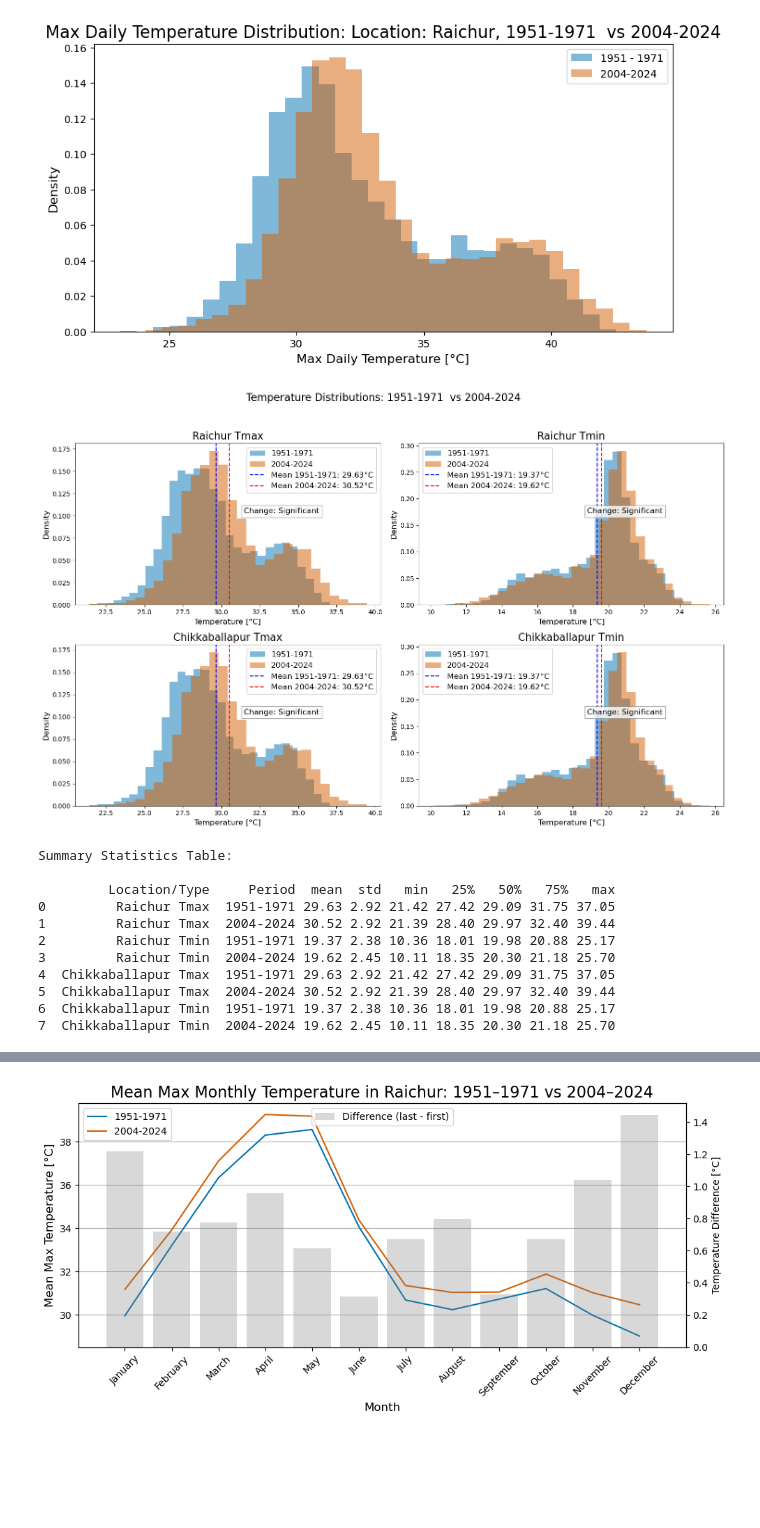
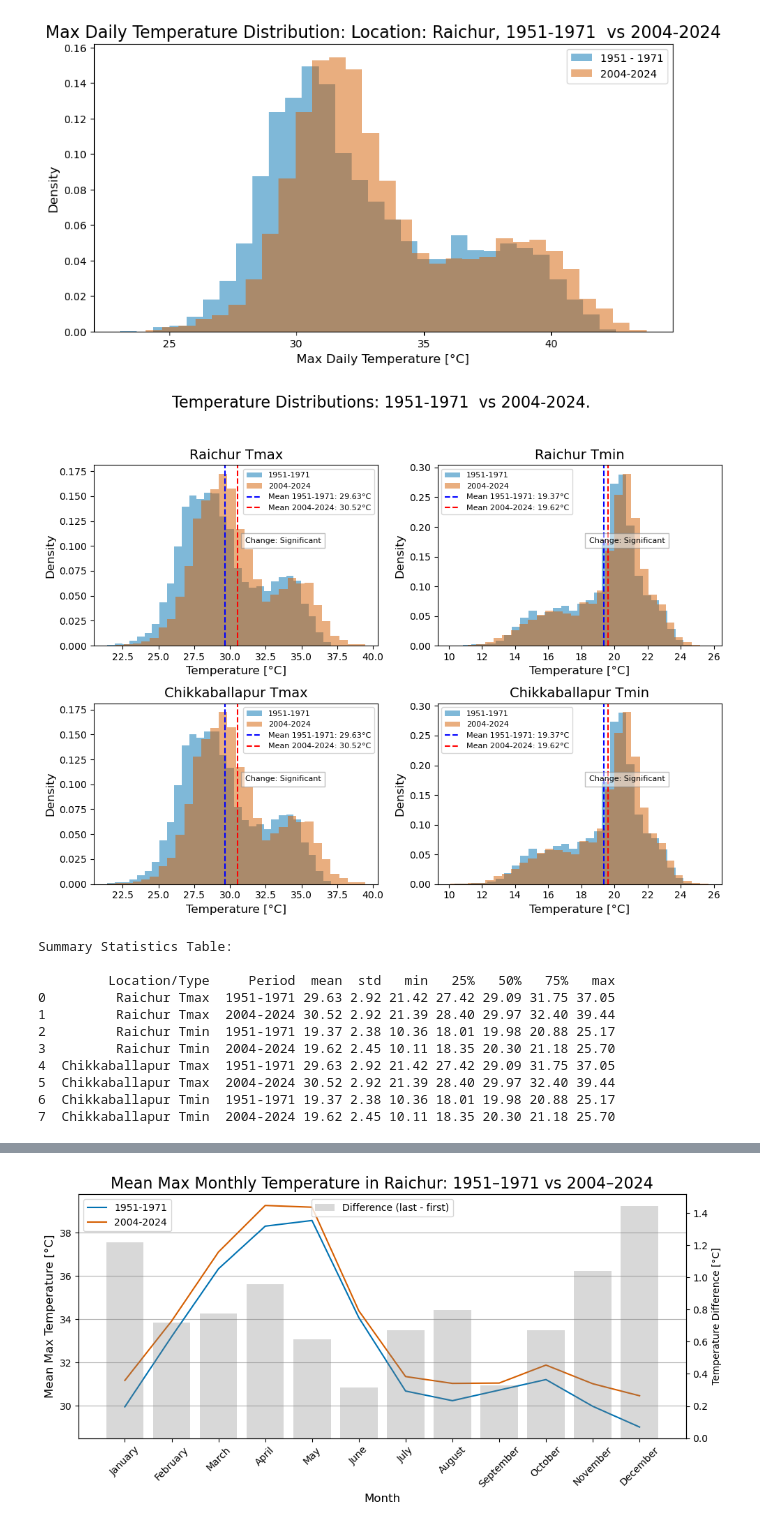
Before and after one commit to olgakarwowska/Karnataka_climate_data_analysis, a Jupyter notebook: Temperature_analysis_full.ipynb, the cells around one changed output, grey strips where cells are left out. Drawn from its saved outputs; the diff is of its cells as text; code cells hidden in the pictures; blank space fills up the shorter version.

```diff
--- a/Temperature_analysis_full.ipynb
+++ b/Temperature_analysis_full.ipynb
@@ -476,6 +502,7 @@ tmax_location1 = tmax_raich
 tmin_location1 = tmin_raich
 tmax_location1 = tmax_chik
 tmin_location1 = tmin_chik
+season = "" # If seasonall analysis
 
 location1 = "Raichur"
 location2 = "Chikkaballapur"
@@ -497,8 +524,8 @@ datasets = {
 }
 
 # Plotting
-fig, axs = plt.subplots(2, 2, figsize=(15, 10))
-fig.suptitle(f"Temperature Distributions: {first_start[:4]}-{first_end[:4]}  vs {last_start[:4]}-{last_end[:4]}", fontsize=16)
+fig, axs = plt.subplots(2, 2, figsize=(10, 8))
+fig.suptitle(f"Temperature Distributions: {first_start[:4]}-{first_end[:4]}  vs {last_start[:4]}-{last_end[:4]}. {season}", fontsize=16)
 
 summary_data = []
 
@@ -529,37 +556,37 @@ for ax, (label, df) in zip(axs.ravel(), datasets.items()):
         "Period": f"{last_start[:4]}-{last_end[:4]}",
         **summary_last.to_dict(),
         "T-stat": t_stat,
         "P-value": p_value
     })
 
     # Plot histograms
     ax.hist(temps_first, bins=30, alpha=0.5, label=f"{first_start[:4]}-{first_end[:4]}", color="#0072B2", density=True)
     ax.hist(temps_last, bins=30, alpha=0.5, label=f"{last_start[:4]}-{last_end[:4]}", color="#D55E00", density=True)
 
     # Plot mean lines
     ax.axvline(mean_first, color="blue", linestyle="--", label=f"Mean {first_start[:4]}-{first_end[:4]}: {mean_first:.2f}°C")
     ax.axvline(mean_last, color="red", linestyle="--", label=f"Mean {last_start[:4]}-{last_end[:4]}: {mean_last:.2f}°C")
 
     # Annotate significance
     ax.text(0.8, 0.6, f"Change: {significance}", transform=ax.transAxes,
-            ha='right', va='top', fontsize=12, bbox=dict(facecolor='white', alpha=0.8, edgecolor='gray'))
+            ha='right', va='top', fontsize=8, bbox=dict(facecolor='white', alpha=0.5, edgecolor='gray'))
 
-    ax.set_title(label,fontsize=16)
+    ax.set_title(label,fontsize=14)
     ax.set_xlabel("Temperature [°C]", fontsize=12)
     ax.set_ylabel("Density", fontsize=12)
-    ax.legend(fontsize=12)
+    ax.legend(fontsize=8)
 
 plt.tight_layout(rect=[0, 0.03, 1, 0.95])
 plt.show()
 
 # Create summary table
 summary_df = pd.DataFrame(summary_data)
 pd.set_option("display.float_format", lambda x: f"{x:0.2f}")
 print("\nSummary Statistics Table:\n")
 print(summary_df[[
     "Location/Type", "Period", "mean", "std", "min", "25%", "50%", "75%", "max"]])
 # %% [output]
-[figure, old version]
+[figure, new version]
 Summary Statistics Table:
 
          Location/Type     Period  mean  std   min   25%   50%   75%   max
```
Also changed, not shown: parts of 19 cells of this notebook.
